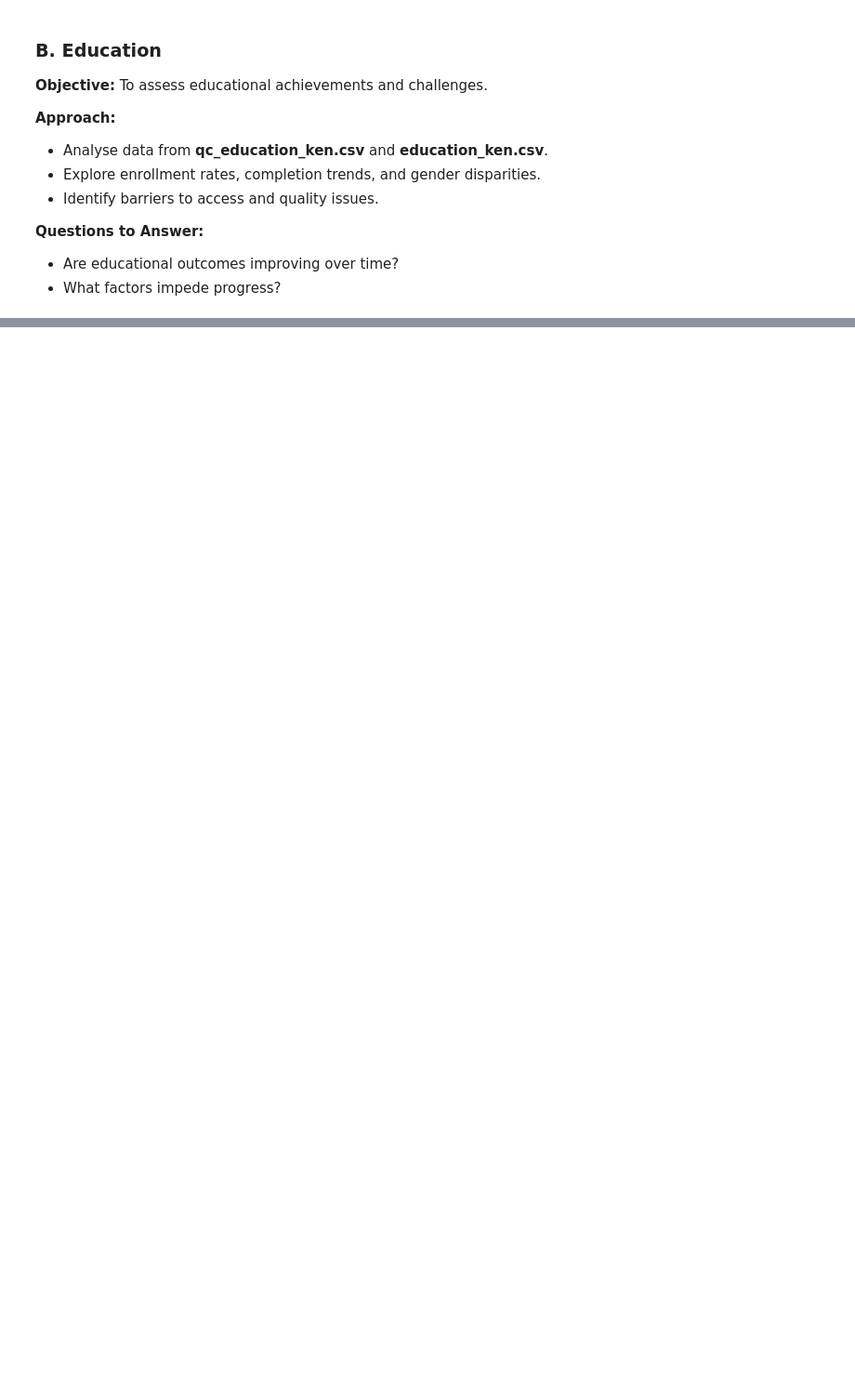
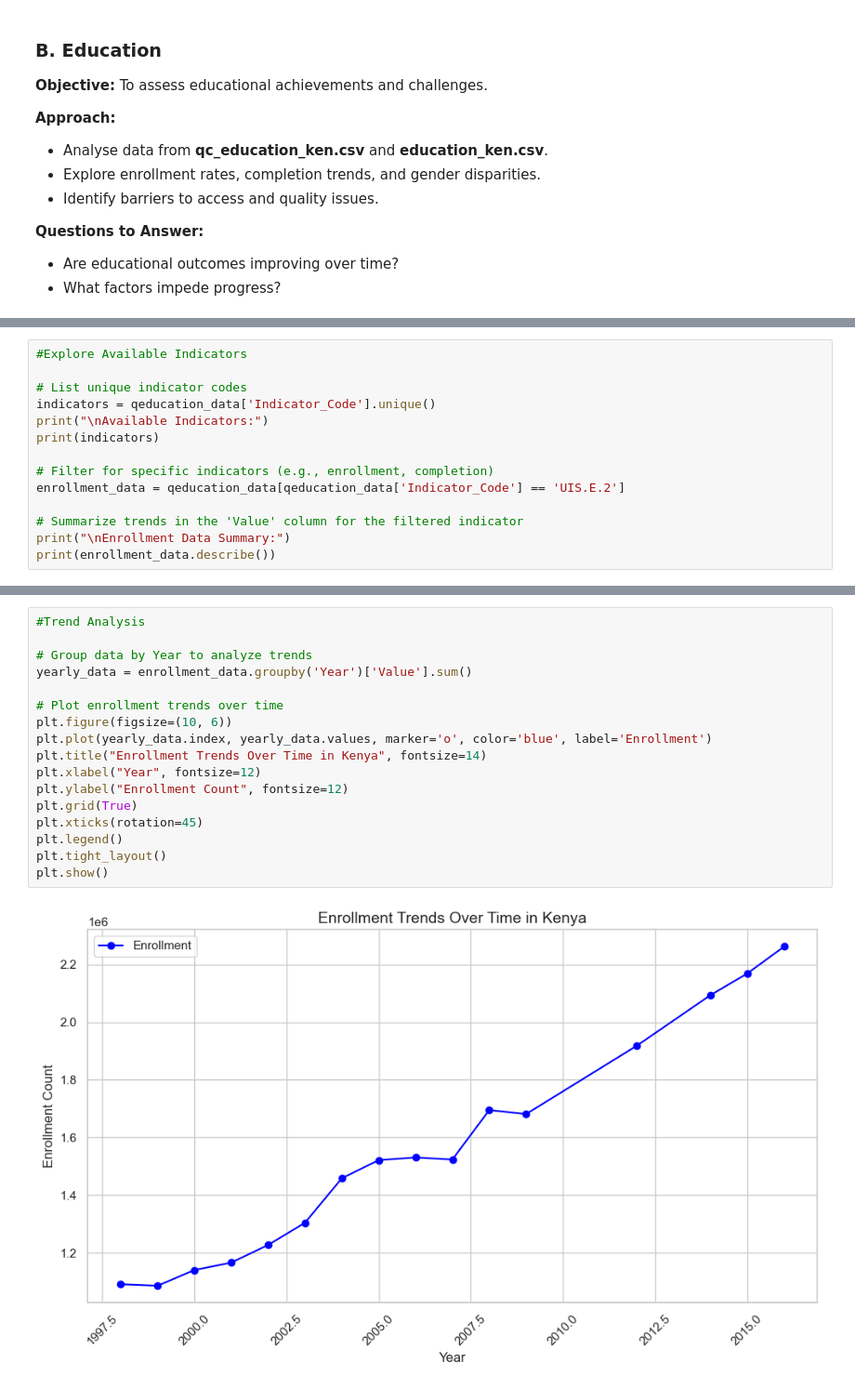
Before and after one commit to VAL-Jerono/Wa_zii, a Jupyter notebook: STUDY.IPYNB, the cells around one changed output, grey strips where cells are left out. Shown at 93% size. Saved outputs shown, nothing was run; the diff lists cells and outputs as text; blank space fills up the shorter version.

```diff
--- a/STUDY.IPYNB
+++ b/STUDY.IPYNB
@@ -740,0 +672,14 @@ array(['BAR.NOED.1519.FE.ZS', 'BAR.NOED.1519.ZS', 'BAR.NOED.15UP.FE.ZS',
+# %%
+#Explore Available Indicators
+
+# List unique indicator codes
+indicators = qeducation_data['Indicator_Code'].unique()
+print("\nAvailable Indicators:")
+print(indicators)
+
+# Filter for specific indicators (e.g., enrollment, completion)
+enrollment_data = qeducation_data[qeducation_data['Indicator_Code'] == 'UIS.E.2']
+
+# Summarize trends in the 'Value' column for the filtered indicator
+print("\nEnrollment Data Summary:")
+print(enrollment_data.describe())
@@ -740,0 +700,19 @@ array(['BAR.NOED.1519.FE.ZS', 'BAR.NOED.1519.ZS', 'BAR.NOED.15UP.FE.ZS',
+# %%
+#Trend Analysis
+
+# Group data by Year to analyze trends
+yearly_data = enrollment_data.groupby('Year')['Value'].sum()
+
+# Plot enrollment trends over time
+plt.figure(figsize=(10, 6))
+plt.plot(yearly_data.index, yearly_data.values, marker='o', color='blue', label='Enrollment')
+plt.title("Enrollment Trends Over Time in Kenya", fontsize=14)
+plt.xlabel("Year", fontsize=12)
+plt.ylabel("Enrollment Count", fontsize=12)
+plt.grid(True)
+plt.xticks(rotation=45)
+plt.legend()
+plt.tight_layout()
+plt.show()
+# %% [output]
+[figure, added]
```
Also changed, not shown: parts of 21 cells of this notebook.
